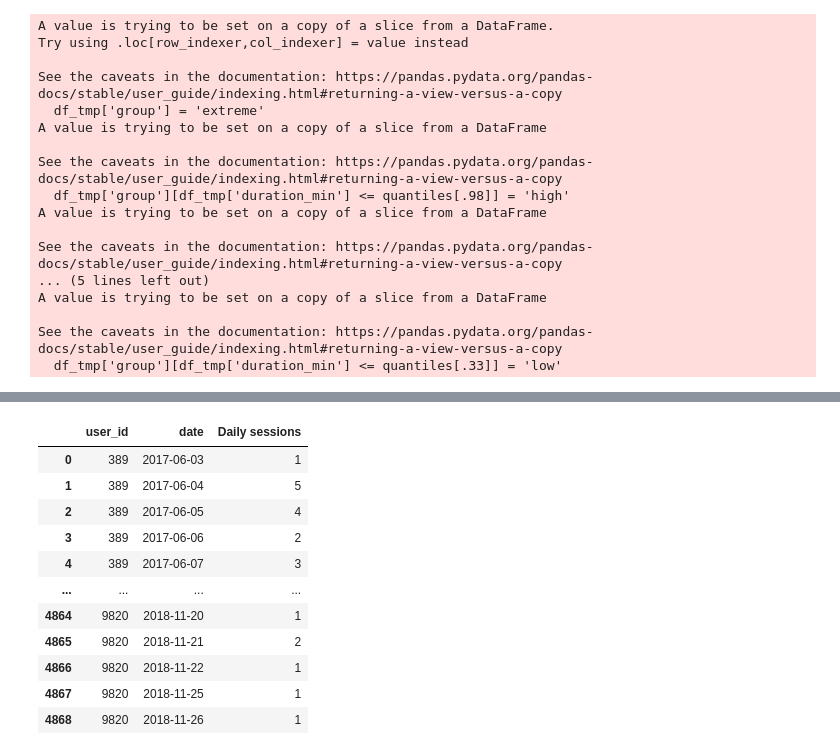
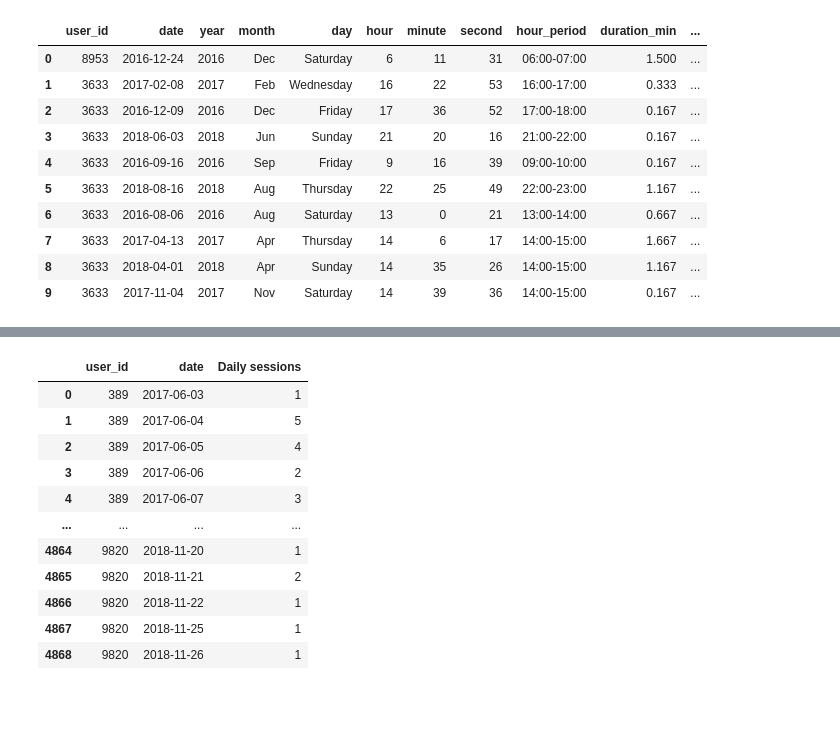
Before and after one commit to astenast/Smartphone_User_Engagement, a Jupyter notebook: Classification.ipynb, the cells around one changed output, grey strips where cells are left out. Drawn from its saved outputs; the diff is of its cells as text; code cells hidden in the pictures; blank space fills up the shorter version.

```diff
--- a/Classification.ipynb
+++ b/Classification.ipynb
@@ -15,25 +23,20 @@ quantiles
 Name: duration_min, dtype: float64
 # %%
 #labeling of groups
-df_tmp['group'] = 'extreme'
-df_tmp['group'][df_tmp['duration_min'] <= quantiles[.98]] = 'high'
+df_tmp['group'] = 'high'
+df_tmp['group'][df_tmp['duration_min'] <= quantiles[.99]] = 'high'
 df_tmp['group'][df_tmp['duration_min'] <= quantiles[.66]] = 'mid'
 df_tmp['group'][df_tmp['duration_min'] <= quantiles[.33]] = 'low'
+df_tmp.head(10)
 # %% [output]
-A value is trying to be set on a copy of a slice from a DataFrame.
-Try using .loc[row_indexer,col_indexer] = value instead
-
-See the caveats in the documentation: https://pandas.pydata.org/pandas-docs/stable/user_guide/indexing.html#returning-a-view-versus-a-copy
-  df_tmp['group'] = 'extreme'
-A value is trying to be set on a copy of a slice from a DataFrame
-
-See the caveats in the documentation: https://pandas.pydata.org/pandas-docs/stable/user_guide/indexing.html#returning-a-view-versus-a-copy
-  df_tmp['group'][df_tmp['duration_min'] <= quantiles[.98]] = 'high'
-A value is trying to be set on a copy of a slice from a DataFrame
-
-See the caveats in the documentation: https://pandas.pydata.org/pandas-docs/stable/user_guide/indexing.html#returning-a-view-versus-a-copy
-... (5 lines left out)
-A value is trying to be set on a copy of a slice from a DataFrame
-
-See the caveats in the documentation: https://pandas.pydata.org/pandas-docs/stable/user_guide/indexing.html#returning-a-view-versus-a-copy
-  df_tmp['group'][df_tmp['duration_min'] <= quantiles[.33]] = 'low'
+|  | user_id | date | year | month | day | hour | minute | second | hour_period | duration_min | ... |
+| 0 | 8953 | 2016-12-24 | 2016 | Dec | Saturday | 6 | 11 | 31 | 06:00-07:00 | 1.500 | ... |
+| 1 | 3633 | 2017-02-08 | 2017 | Feb | Wednesday | 16 | 22 | 53 | 16:00-17:00 | 0.333 | ... |
+| 2 | 3633 | 2016-12-09 | 2016 | Dec | Friday | 17 | 36 | 52 | 17:00-18:00 | 0.167 | ... |
+| 3 | 3633 | 2018-06-03 | 2018 | Jun | Sunday | 21 | 20 | 16 | 21:00-22:00 | 0.167 | ... |
+| 4 | 3633 | 2016-09-16 | 2016 | Sep | Friday | 9 | 16 | 39 | 09:00-10:00 | 0.167 | ... |
+| 5 | 3633 | 2018-08-16 | 2018 | Aug | Thursday | 22 | 25 | 49 | 22:00-23:00 | 1.167 | ... |
+| 6 | 3633 | 2016-08-06 | 2016 | Aug | Saturday | 13 | 0 | 21 | 13:00-14:00 | 0.667 | ... |
+| 7 | 3633 | 2017-04-13 | 2017 | Apr | Thursday | 14 | 6 | 17 | 14:00-15:00 | 1.667 | ... |
+| 8 | 3633 | 2018-04-01 | 2018 | Apr | Sunday | 14 | 35 | 26 | 14:00-15:00 | 1.167 | ... |
+| 9 | 3633 | 2017-11-04 | 2017 | Nov | Saturday | 14 | 39 | 36 | 14:00-15:00 | 0.167 | ... |
```
Also changed, not shown: parts of 20 cells of this notebook, 15 other files.
